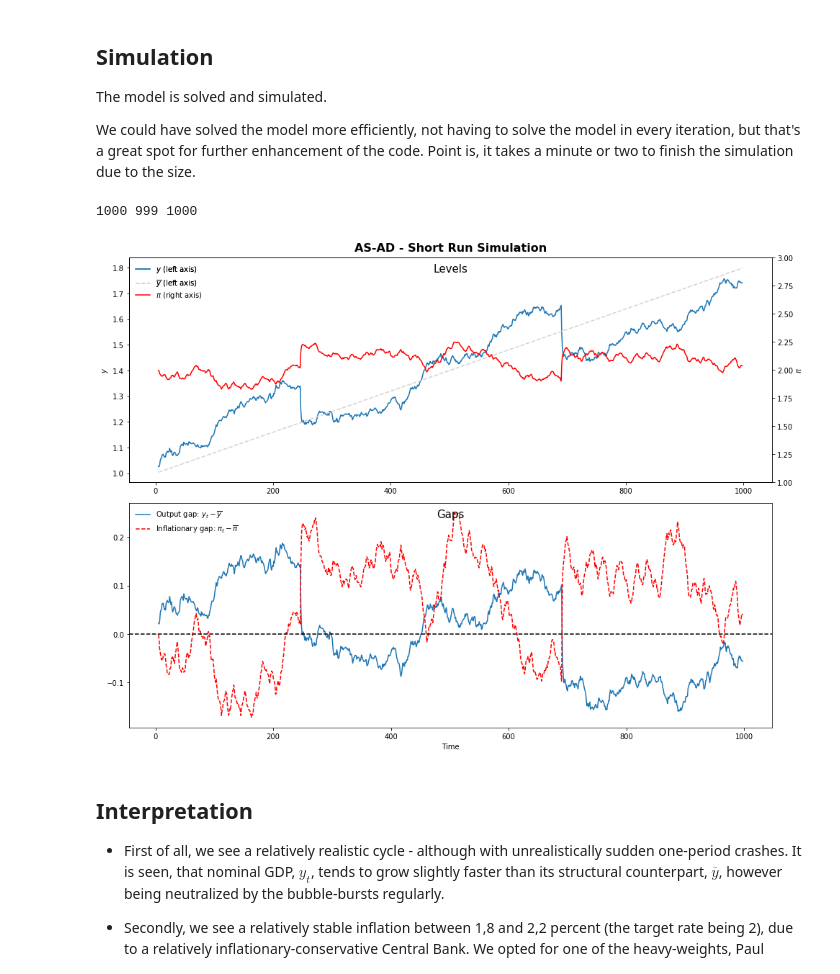
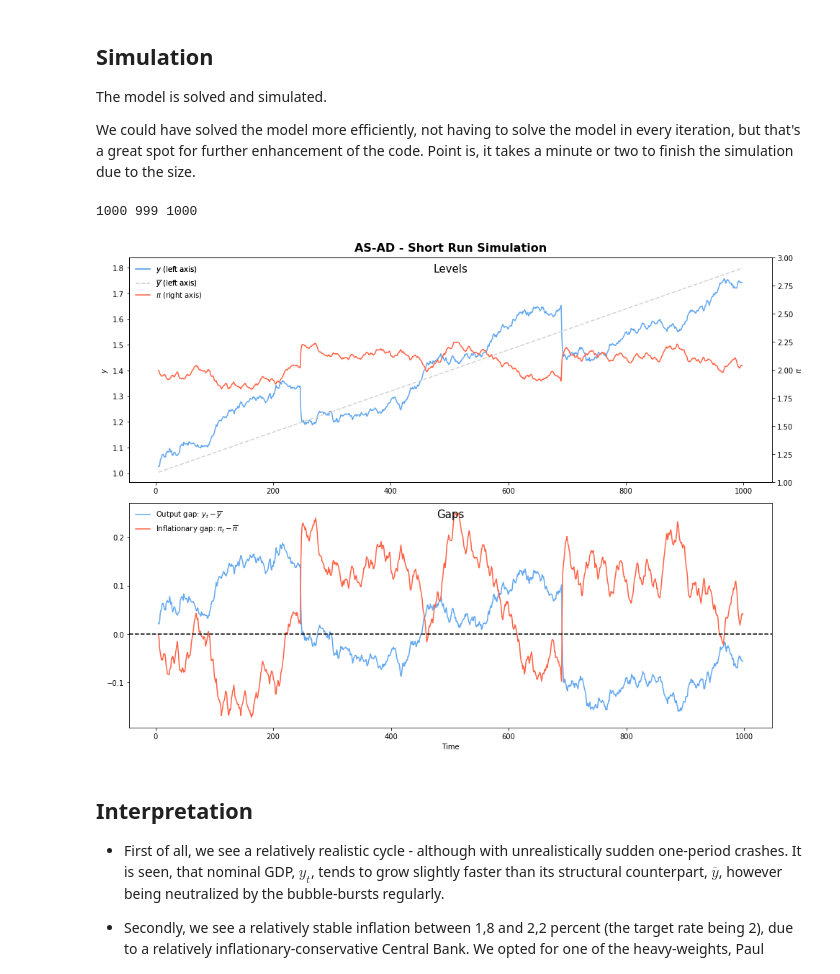
Before and after one commit to Holger-Harmsen/Harmsen_Repo, a Jupyter notebook: Model_Involvement/Dynamic Models.ipynb, the cells around one changed output. Saved outputs shown, nothing was run; the diff lists cells and outputs as text; code cells hidden in the pictures.

```diff
--- a/Model_Involvement/Dynamic Models.ipynb
+++ b/Model_Involvement/Dynamic Models.ipynb
@@ -213,38 +214,38 @@ title_font = {'size':'16', 'color':'black', 'weight':'bold',
 plt.title('AS-AD - Short Run Simulation',**title_font)
 plt.axis('off')
 
 #Figure 1
 ax = fig.add_subplot(4,1,(1,2))
 plt.title('Levels',fontsize=15,weight='normal',pad=-20)
-plt.plot(data['y_løs'][5:], label = '$y$ (left axis)')
+plt.plot(data['y_løs'][5:], label = '$y$ (left axis)',c=goldman_blue)
 plt.plot(data['ybar'][5:], label = '$\overline{y}$ (left axis)', c='lightgrey', linestyle='--')
 plt.ylabel('$y$')
 legend1 = plt.legend(loc = 'upper left', frameon=False)
 
 ax2 = ax.twinx()
-plt.plot(data['pi_løs'][5:], label = '$\pi$ (right axis)',c='r')
+plt.plot(data['pi_løs'][5:], label = '$\pi$ (right axis)',c='tomato')
 plt.tick_params()
 plt.ylabel('$\pi$', )
 legend2 = plt.legend(loc = 'upper left', frameon=False,bbox_to_anchor=(0,0.885))
 ax.add_artist(legend1)
 ax2.set_ylim(1,3)
 
 
 #Figure 2:
 ax = fig.add_subplot(4,1,(3,4))
 plt.title('Gaps',fontsize=15,weight='normal',pad=-20)
-plt.plot(data['outputgab'][5:], label = 'Output gap: $y_t - \overline{y}$')
-plt.plot(data['inflationsgab'][5:],c='r', label = 'Inflationary gap: $\pi_t - \overline{\pi}$',linestyle='--')
+plt.plot(data['outputgab'][5:], label = 'Output gap: $y_t - \overline{y}$',c=goldman_blue)
+plt.plot(data['inflationsgab'][5:], label = 'Inflationary gap: $\pi_t - \overline{\pi}$',c='tomato')
 ax.axhline(0,linestyle='--',c='black')
 plt.legend(frameon=False,loc='upper left',bbox_to_anchor=(0,1))
 plt.xlabel('Time')
 
 
 plt.savefig('Simulation.pdf')
 print(len(v_vektor),len(y_løsninger),len(data['y_løs']))
 # %% [output]
 1000 999 1000
-[figure, old version]
+[figure, new version]
 # %% [markdown]
 ## Interpretation
 
```
Also changed, not shown: parts of 2 cells of this notebook, 1 other file.
